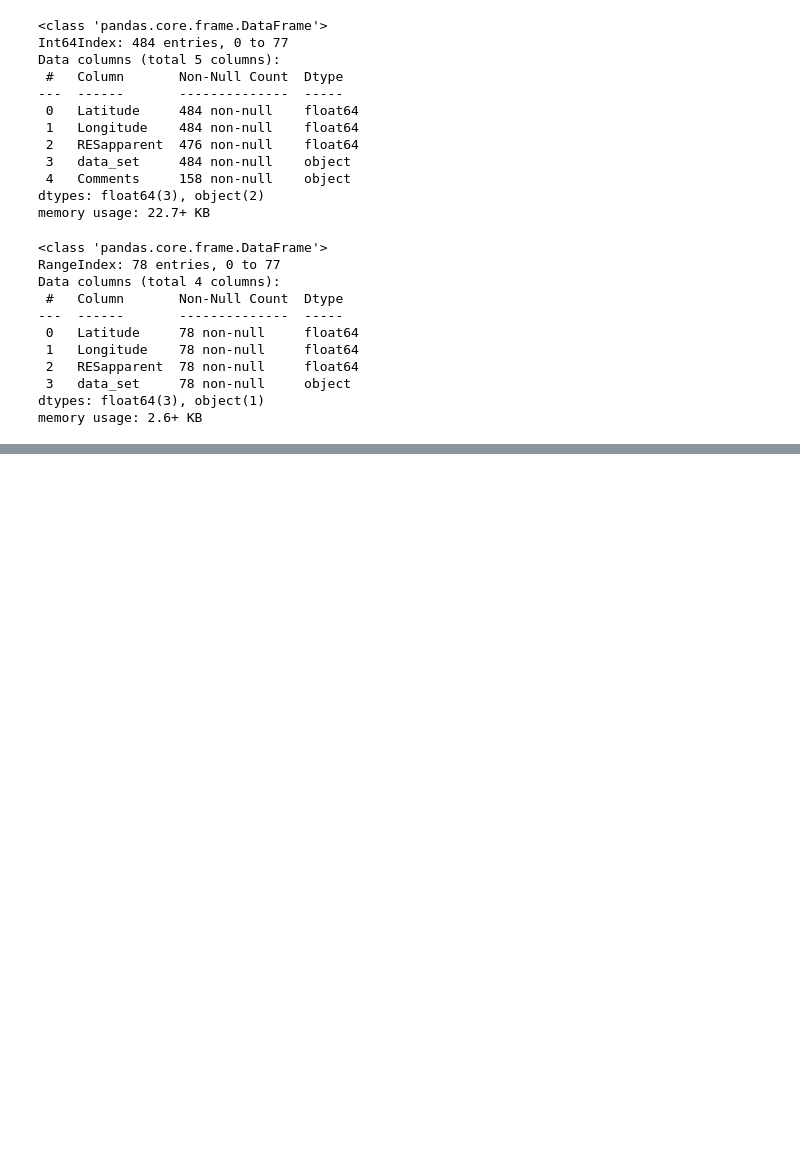
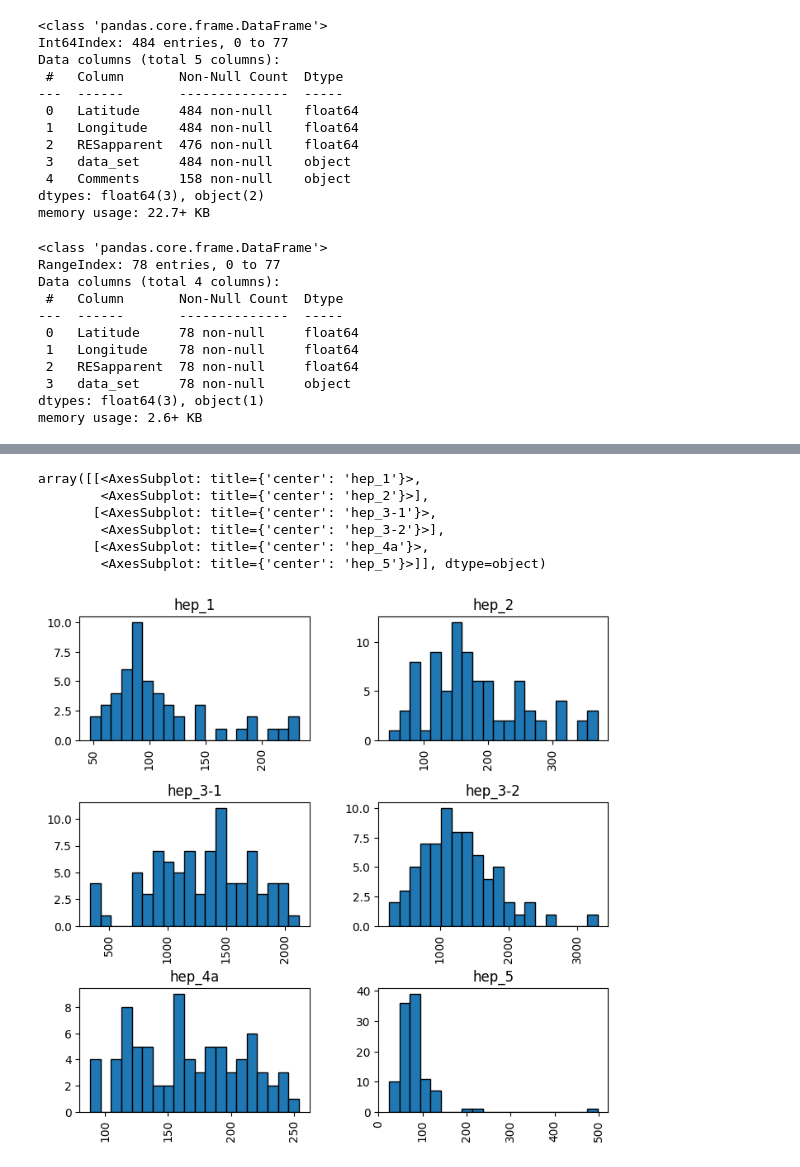
Before and after one commit to Landviser-LLC/landmapper, a Jupyter notebook: HEP/add_lat_long.ipynb, the cells around one changed output, grey strips where cells are left out. Saved outputs shown, nothing was run; the diff lists cells and outputs as text; code cells hidden in the pictures; blank space fills up the shorter version.

Commit message:
ves dynamic graphs

```diff
--- a/HEP/add_lat_long.ipynb
+++ b/HEP/add_lat_long.ipynb
@@ -307,0 +320,10 @@ memory usage: 2.6+ KB
+# %%
+all_erGIS['RESapparent'].hist(bins=20, by=all_erGIS['data_set'], edgecolor='black', figsize=(8,8))
+# %% [output]
+array([[<AxesSubplot: title={'center': 'hep_1'}>,
+        <AxesSubplot: title={'center': 'hep_2'}>],
+       [<AxesSubplot: title={'center': 'hep_3-1'}>,
+        <AxesSubplot: title={'center': 'hep_3-2'}>],
+       [<AxesSubplot: title={'center': 'hep_4a'}>,
+        <AxesSubplot: title={'center': 'hep_5'}>]], dtype=object)
+[figure, added]
```
Also changed, not shown: parts of 3 cells of this notebook, 6 other files.
